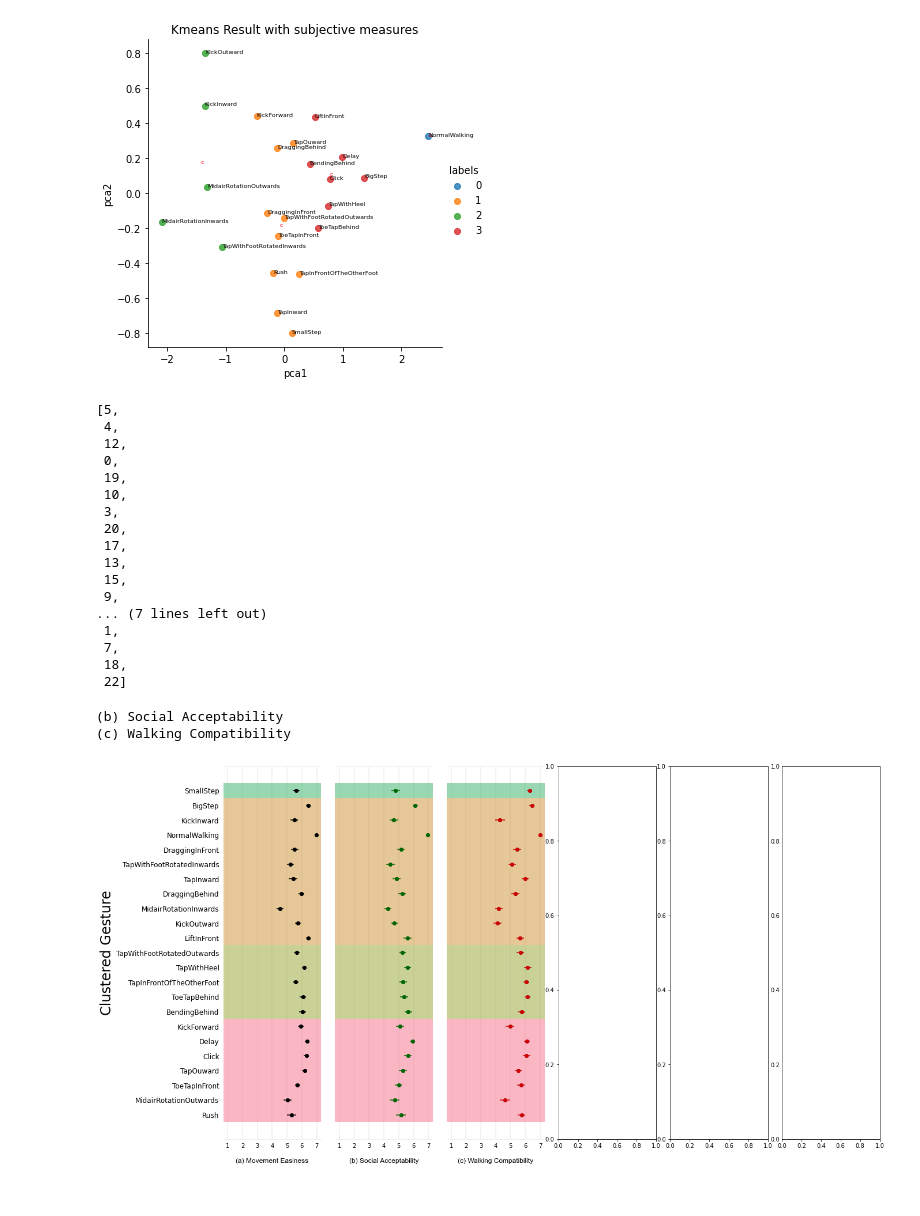
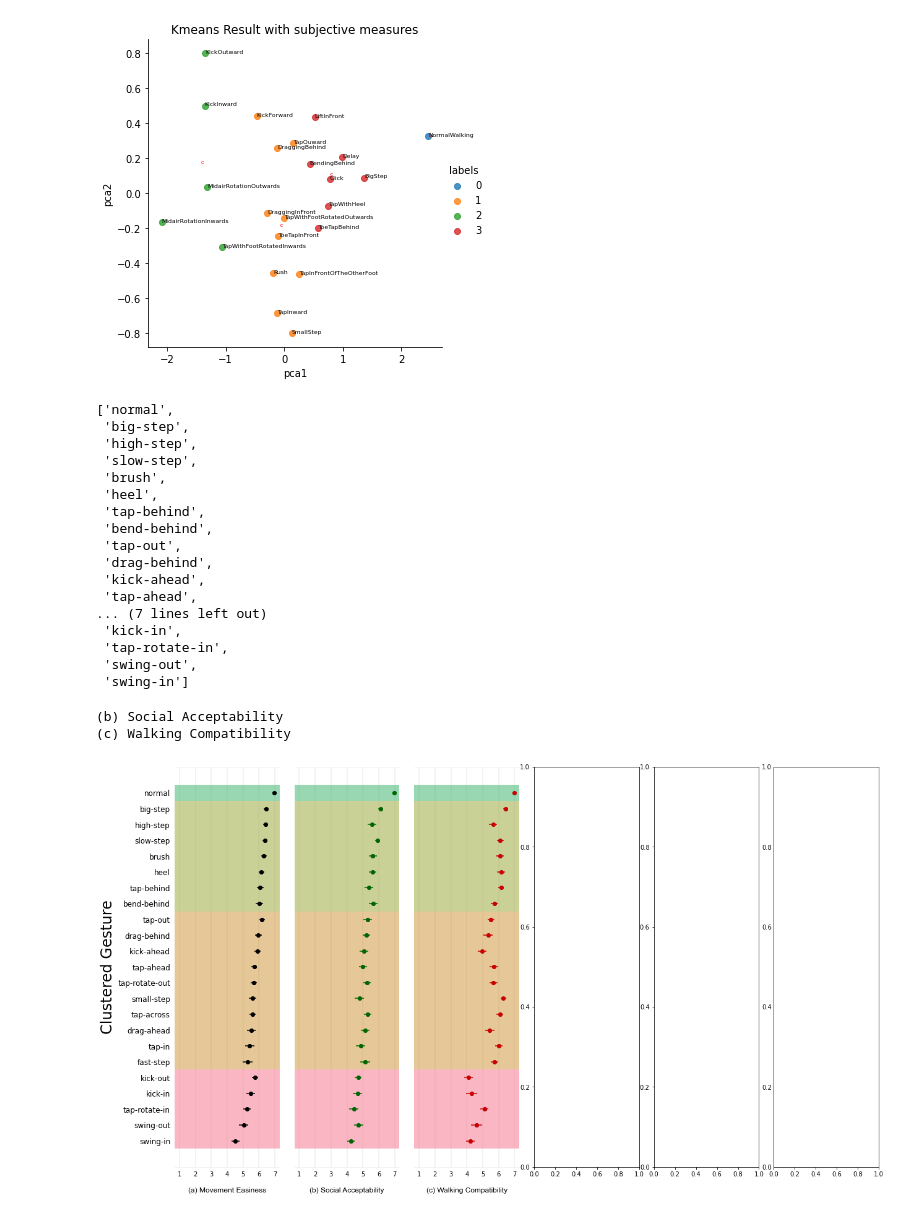
Before and after one commit to Nicetiesniceties/Do-It-in-Stride, a Jupyter notebook: Ching-Yi Data Parsing/clustering.ipynb, the cells around one changed output. Cells and saved outputs as stored; diff of their text form; code cells hidden in the pictures.

```diff
--- a/Ching-Yi Data Parsing/clustering.ipynb
+++ b/Ching-Yi Data Parsing/clustering.ipynb
@@ -351,37 +351,45 @@ gesture_code = dict()
 easiness_scores = dict()
 scores = [sum(difficulty_by_gesture[i]) / len(difficulty_by_gesture[i]) for i in difficulty_by_gesture]
 for i in range(len(labels)):
-  new_gesture_order[gesture_list[::-1][i]] = labels[i]
+  if(labels[i] == 3):
+    new_gesture_order[gesture_list[::-1][i]] = 0.5
+  else:
+    new_gesture_order[gesture_list[::-1][i]] = labels[i]
   gesture_code[gesture_list[i]] = i
-  easiness_scores[gesture_list[i]] = scores[i]
+  easiness_scores[gesture_list[::-1][i]] = scores[i]
 def moveEasiness(e):
   return easiness_scores[e]
 def myCluster(e):
   return new_gesture_order[e]
-clustered_gesture_list = sorted(gesture_list, key=lambda x: (moveEasiness(x), myCluster(x)))
+sort_gesture_list = sorted(gesture_list, key=lambda x: (-moveEasiness(x)))
+clustered_gesture_list = sorted(sort_gesture_list, key=lambda x: (myCluster(x)))
 
 # get the new order
 new_order = [gesture_code[clustered_gesture_list[i]] for i in range(len(clustered_gesture_list))]
 
 new_order
+
+for i in range(len(gesture_list)):
+    clustered_gesture_list[i] = new_gesture_list[new_order[i]]
+clustered_gesture_list
 # %% [output]
-[5,
- 4,
- 12,
- 0,
- 19,
- 10,
- 3,
- 20,
- 17,
- 13,
- 15,
- 9,
+['normal',
+ 'big-step',
+ 'high-step',
+ 'slow-step',
+ 'brush',
+ 'heel',
+ 'tap-behind',
+ 'bend-behind',
+ 'tap-out',
+ 'drag-behind',
+ 'kick-ahead',
+ 'tap-ahead',
 ... (7 lines left out)
- 1,
- 7,
- 18,
- 22]
+ 'kick-in',
+ 'tap-rotate-in',
+ 'swing-out',
+ 'swing-in']
 # %%
 # plot barplots with clustered gesture
 import matplotlib.pyplot as plt
@@ -448,39 +456,44 @@ subplot_clustered_subjective_score(names = clustered_gesture_list[::-1],
                       scores = [sum(social_by_gesture[i]) / len(social_by_gesture[i]) for i in social_by_gesture],
                       error = [np.std(social_by_gesture[i]) / np.sqrt(len(social_by_gesture[i])) for i in social_by_gesture],
                       datacolor = "#006600", subtitle = "(b) Social Acceptability", pole_min = "very\nuncomfortable", pole_max = "very\ncomfortable", xrange = range(1, 8), ax = ax[1], isleftmost = False)
 subplot_clustered_subjective_score(names = clustered_gesture_list[::-1],
                       scores = [sum(disruption_by_gesture[i]) / len(disruption_by_gesture[i]) for i in disruption_by_gesture],
                       error = [np.std(disruption_by_gesture[i]) / np.sqrt(len(disruption_by_gesture[i])) for i in disruption_by_gesture],
                       datacolor = "#cc0000", subtitle = "(c) Walking Compatibility", pole_min = "very much", pole_max = "very little", xrange = range(1, 8), ax = ax[2], isleftmost = False)
 # subplot_subjective_score(names = duration_all.keys(),
 #                       scores = [sum(duration_all[i]) / len(duration_all[i]) for i in duration_all],
 #                       error = [np.std(duration_all[i]) / np.sqrt(len(duration_all[i])) for i in duration_all],
 #                       datacolor = "#4c72b0", subtitle = "(d) Overall Duration (s)", pole_min = "", pole_max = "", xrange = range(6, 17, 2), ax = ax[3], isleftmost = False)
 # subplot_subjective_score(names = duration_t1.keys(),
 #                       scores = [sum(duration_t1[i]) / len(duration_t1[i]) for i in duration_t1],
 #                       error = [np.std(duration_t1[i]) / np.sqrt(len(duration_t1[i])) for i in duration_t1],
 #                       datacolor = "#4c72b0", subtitle = "(e) Trial 1 Duration (s)", pole_min = "", pole_max = "", xrange = range(2, 8), ax = ax[4], isleftmost = False)
 # subplot_subjective_score(names = duration_t2.keys(),
 #                       scores = [sum(duration_t2[i]) / len(duration_t2[i]) for i in duration_t2],
 #                       error = [np.std(duration_t2[i]) / np.sqrt(len(duration_t2[i])) for i in duration_t2],
 #                       datacolor = "#4c72b0", subtitle = "(f) Trial 2 Duration (s)", pole_min = "", pole_max = "", xrange = range(2, 8), ax = ax[5], isleftmost = False)
 
 #plt.figure(facecolor='white')
+timestr = time.strftime("%Y-%m-%d %H-%M-%S")
+plt.savefig("Clustered Subjective Score (without color)" + timestr + ".png", bbox_inches="tight")
 
 cmap = sns.color_palette("husl", 8)
-# for i in range(0, 3):
-#     ax[i].axhspan(-0.5, 6.5, facecolor=cmap[0], alpha=0.5)
-#     ax[i].axhspan(6.5, 11.5, facecolor=cmap[2], alpha=0.5)
-#     ax[i].axhspan(11.5, 21.5, facecolor=cmap[1], alpha=0.5)
-#     ax[i].axhspan(21.5, 22.5, facecolor=cmap[3], alpha=0.5)
+for i in range(0, 3):
+
+    ax[i].axhspan(-0.5, 4.5, facecolor=cmap[0], alpha=0.5)
+    ax[i].axhspan(4.5, 14.5, facecolor=cmap[1], alpha=0.5)
+    ax[i].axhspan(14.5, 21.5, facecolor=cmap[2], alpha=0.5)
+    ax[i].axhspan(21.5, 22.5, facecolor=cmap[3], alpha=0.5)
+
+
     #ax[i].axvspan(3, 4, facecolor='b', alpha=0.5)
 #plt.show()
 timestr = time.strftime("%Y-%m-%d %H-%M-%S")
 plt.savefig("Clustered Subjective Score " + timestr + ".png", bbox_inches="tight")
 # %% [output]
 (b) Social Acceptability
 (c) Walking Compatibility
-[figure, old version]
+[figure, new version]
 # %%
 !python3.9 -m pip install seaborn
 # %% [output]
```
